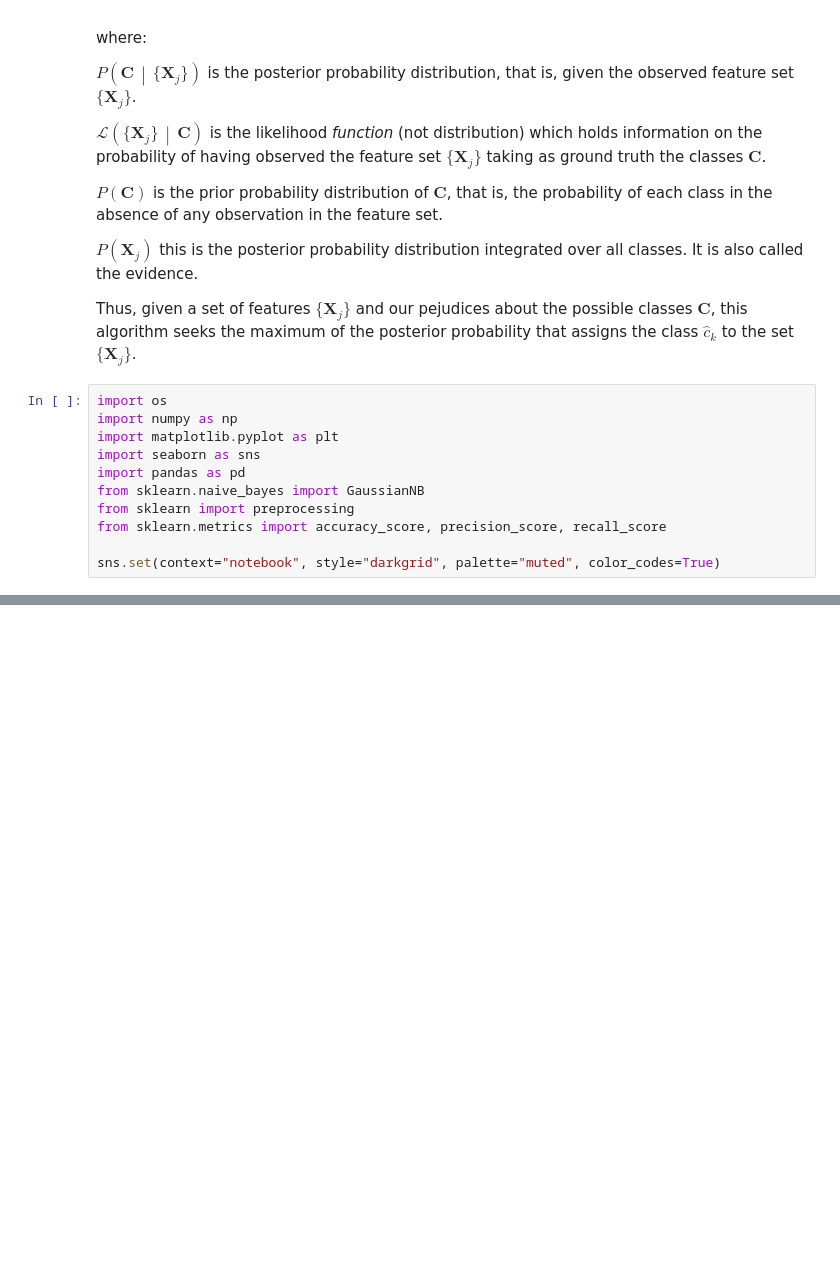
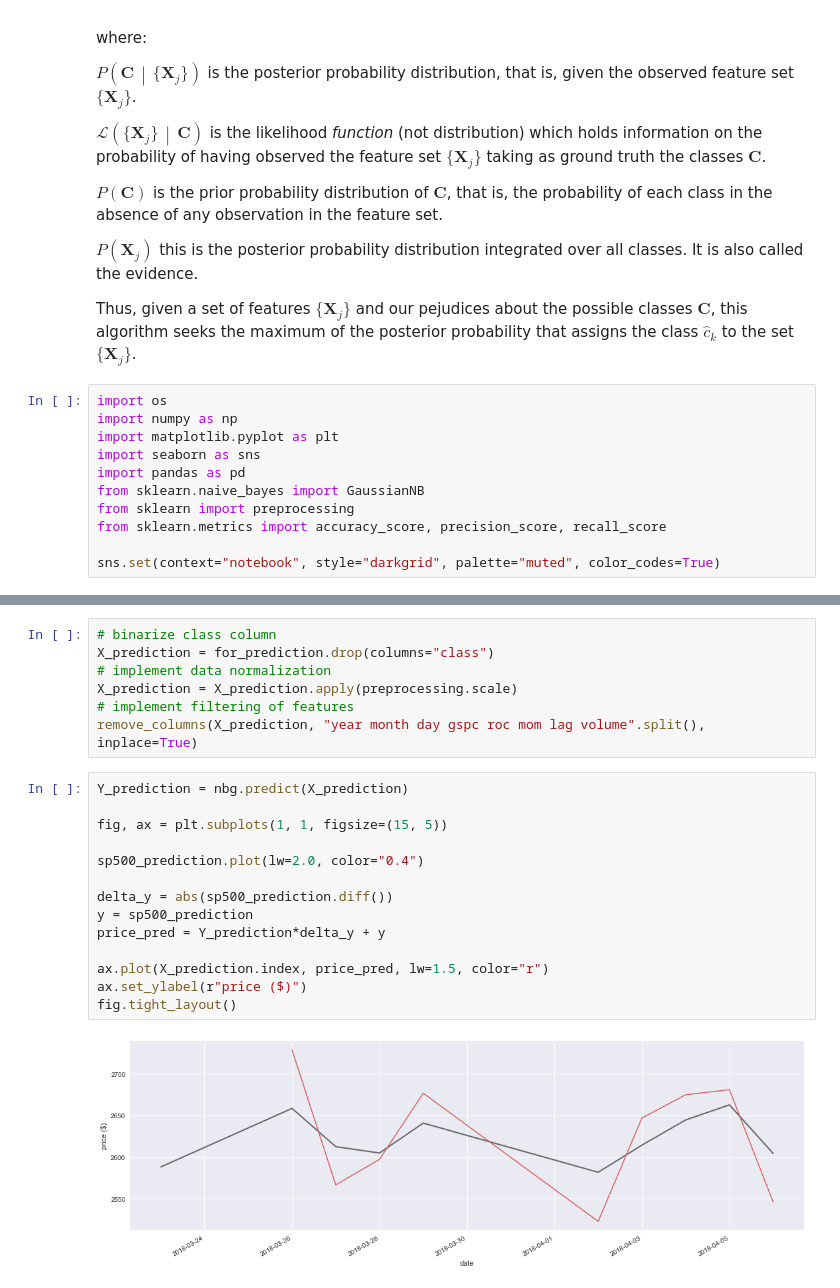
Before and after one commit to CBTrading/Experiments, a Jupyter notebook: ML-basics/naive-bayes.ipynb, the cells around one changed output, grey strips where cells are left out. Drawn from its saved outputs; the diff is of its cells as text; blank space fills up the shorter version.

```diff
--- a/ML-basics/naive-bayes.ipynb
+++ b/ML-basics/naive-bayes.ipynb
@@ -91,0 +126,23 @@ ax.set_xlim(pd.date_range("2017-01-01", data.index[-1]).date[[0,-1]])
+# %%
+# binarize class column
+X_prediction = for_prediction.drop(columns="class")
+# implement data normalization
+X_prediction = X_prediction.apply(preprocessing.scale)
+# implement filtering of features
+remove_columns(X_prediction, "year month day gspc roc mom lag volume".split(), inplace=True)
+# %%
+Y_prediction = nbg.predict(X_prediction)
+
+fig, ax = plt.subplots(1, 1, figsize=(15, 5))
+
+sp500_prediction.plot(lw=2.0, color="0.4")
+
+delta_y = abs(sp500_prediction.diff())
+y = sp500_prediction
+price_pred = Y_prediction*delta_y + y
+
+ax.plot(X_prediction.index, price_pred, lw=1.5, color="r")
+ax.set_ylabel(r"price ($)")
+fig.tight_layout()
+# %% [output]
+[figure, added]
```
Also changed, not shown: parts of 5 cells of this notebook.
